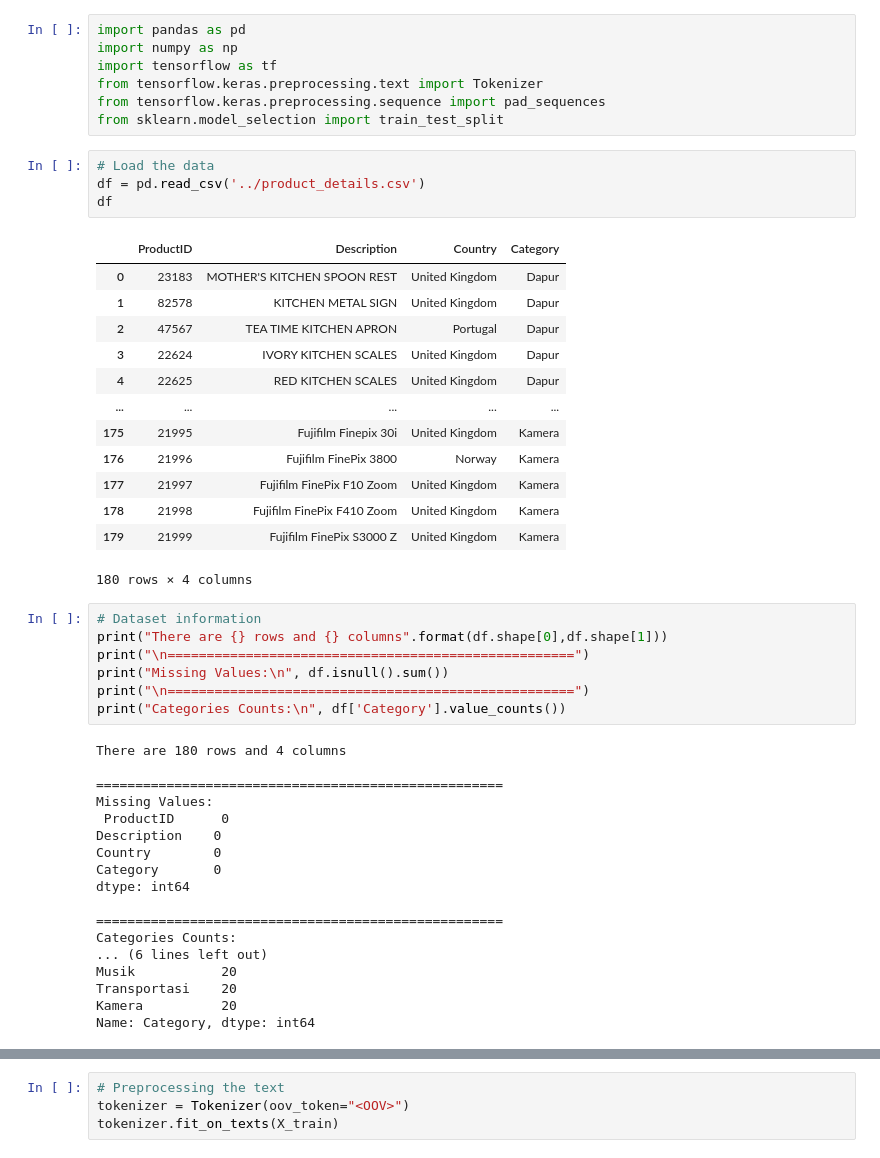
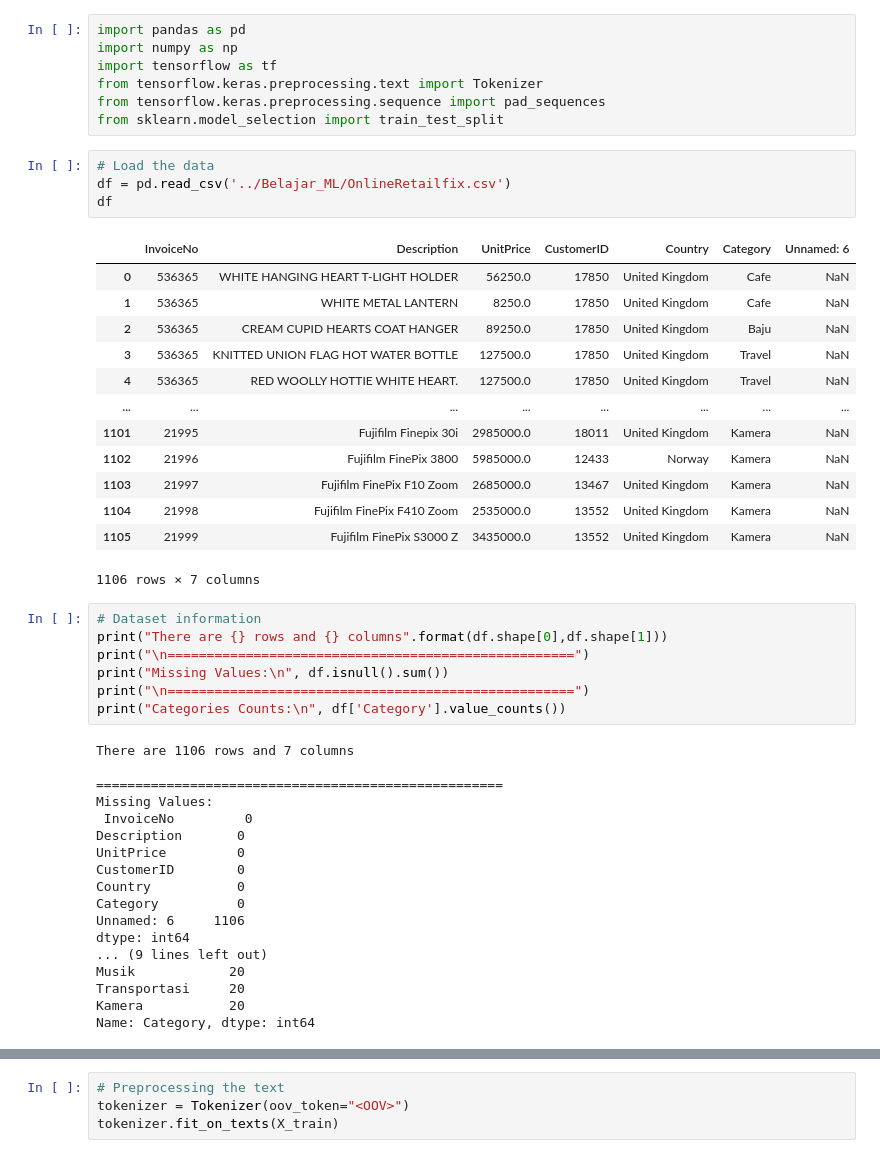
Before and after one commit to AvnanRahman/RentalBiz-ML-, a Jupyter notebook: capstone_prototypre_tf.ipynb, the cells around one changed output, grey strips where cells are left out. Cells and saved outputs as stored; diff of their text form.

```diff
--- a/capstone_prototypre_tf.ipynb
+++ b/capstone_prototypre_tf.ipynb
@@ -7,22 +7,22 @@ from tensorflow.keras.preprocessing.sequence import pad_sequences
 from sklearn.model_selection import train_test_split
 # %%
 # Load the data
-df = pd.read_csv('../product_details.csv')
+df = pd.read_csv('../Belajar_ML/OnlineRetailfix.csv')
 df
 # %% [output]
-|  | ProductID | Description | Country | Category |
-| 0 | 23183 | MOTHER'S KITCHEN SPOON REST | United Kingdom | Dapur |
-| 1 | 82578 | KITCHEN METAL SIGN | United Kingdom | Dapur |
-| 2 | 47567 | TEA TIME KITCHEN APRON | Portugal | Dapur |
-| 3 | 22624 | IVORY KITCHEN SCALES | United Kingdom | Dapur |
-| 4 | 22625 | RED KITCHEN SCALES | United Kingdom | Dapur |
-| ... | ... | ... | ... | ... |
-| 175 | 21995 | Fujifilm Finepix 30i | United Kingdom | Kamera |
-| 176 | 21996 | Fujifilm FinePix 3800 | Norway | Kamera |
-| 177 | 21997 | Fujifilm FinePix F10 Zoom | United Kingdom | Kamera |
-| 178 | 21998 | Fujifilm FinePix F410 Zoom | United Kingdom | Kamera |
-| 179 | 21999 | Fujifilm FinePix S3000 Z | United Kingdom | Kamera |
+|  | InvoiceNo | Description | UnitPrice | CustomerID | Country | Category | Unnamed: 6 |
+| 0 | 536365 | WHITE HANGING HEART T-LIGHT HOLDER | 56250.0 | 17850 | United Kingdom | Cafe | NaN |
+| 1 | 536365 | WHITE METAL LANTERN | 8250.0 | 17850 | United Kingdom | Cafe | NaN |
+| 2 | 536365 | CREAM CUPID HEARTS COAT HANGER | 89250.0 | 17850 | United Kingdom | Baju | NaN |
+| 3 | 536365 | KNITTED UNION FLAG HOT WATER BOTTLE | 127500.0 | 17850 | United Kingdom | Travel | NaN |
+| 4 | 536365 | RED WOOLLY HOTTIE WHITE HEART. | 127500.0 | 17850 | United Kingdom | Travel | NaN |
+| ... | ... | ... | ... | ... | ... | ... | ... |
+| 1101 | 21995 | Fujifilm Finepix 30i | 2985000.0 | 18011 | United Kingdom | Kamera | NaN |
+| 1102 | 21996 | Fujifilm FinePix 3800 | 5985000.0 | 12433 | Norway | Kamera | NaN |
+| 1103 | 21997 | Fujifilm FinePix F10 Zoom | 2685000.0 | 13467 | United Kingdom | Kamera | NaN |
+| 1104 | 21998 | Fujifilm FinePix F410 Zoom | 2535000.0 | 13552 | United Kingdom | Kamera | NaN |
+| 1105 | 21999 | Fujifilm FinePix S3000 Z | 3435000.0 | 13552 | United Kingdom | Kamera | NaN |
-180 rows × 4 columns
+1106 rows × 7 columns
 # %%
 # Dataset information
 print("There are {} rows and {} columns".format(df.shape[0],df.shape[1]))
@@ -31,22 +31,22 @@ print("Missing Values:\n", df.isnull().sum())
 print("\n====================================================")
 print("Categories Counts:\n", df['Category'].value_counts())
 # %% [output]
-There are 180 rows and 4 columns
+There are 1106 rows and 7 columns
 
 ====================================================
 Missing Values:
- ProductID      0
-Description    0
-Country        0
-Category       0
+ InvoiceNo         0
+Description       0
+UnitPrice         0
+CustomerID        0
+Country           0
+Category          0
+Unnamed: 6     1106
 dtype: int64
-
-====================================================
-Categories Counts:
-... (6 lines left out)
-Musik           20
-Transportasi    20
-Kamera          20
+... (9 lines left out)
+Musik            20
+Transportasi     20
+Kamera           20
 Name: Category, dtype: int64
 # %%
 # Mapping the labels to numeric
```
Also changed, not shown: parts of 13 cells of this notebook.
